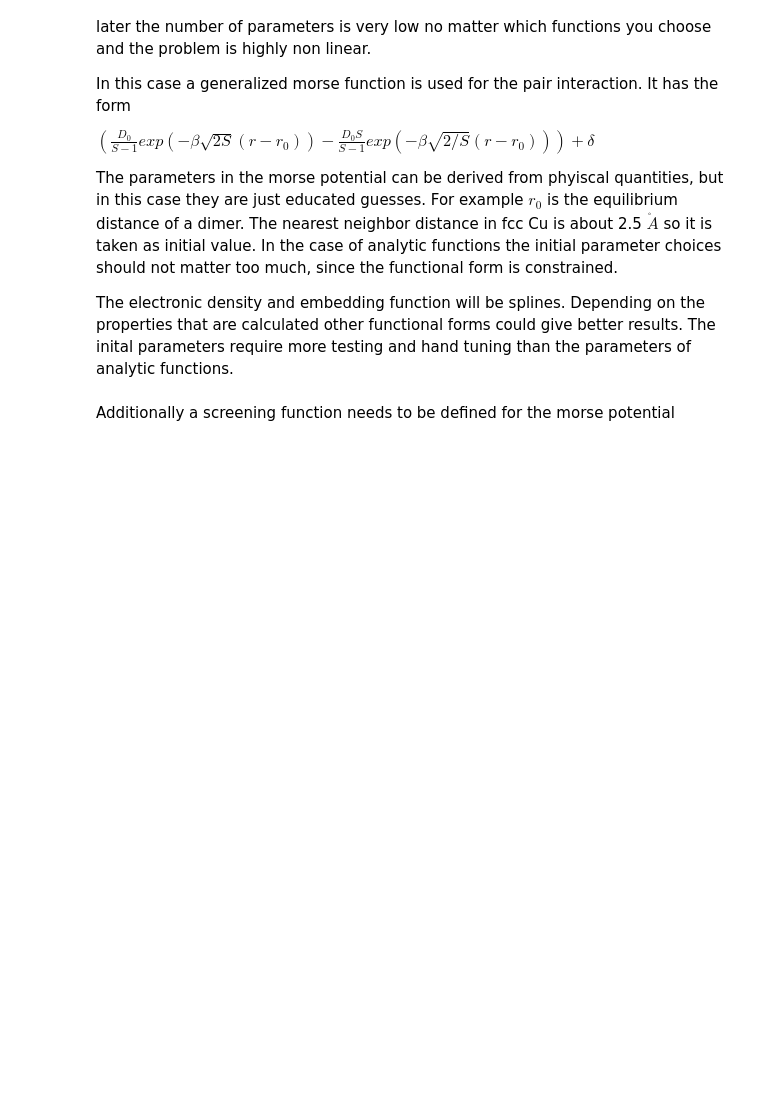
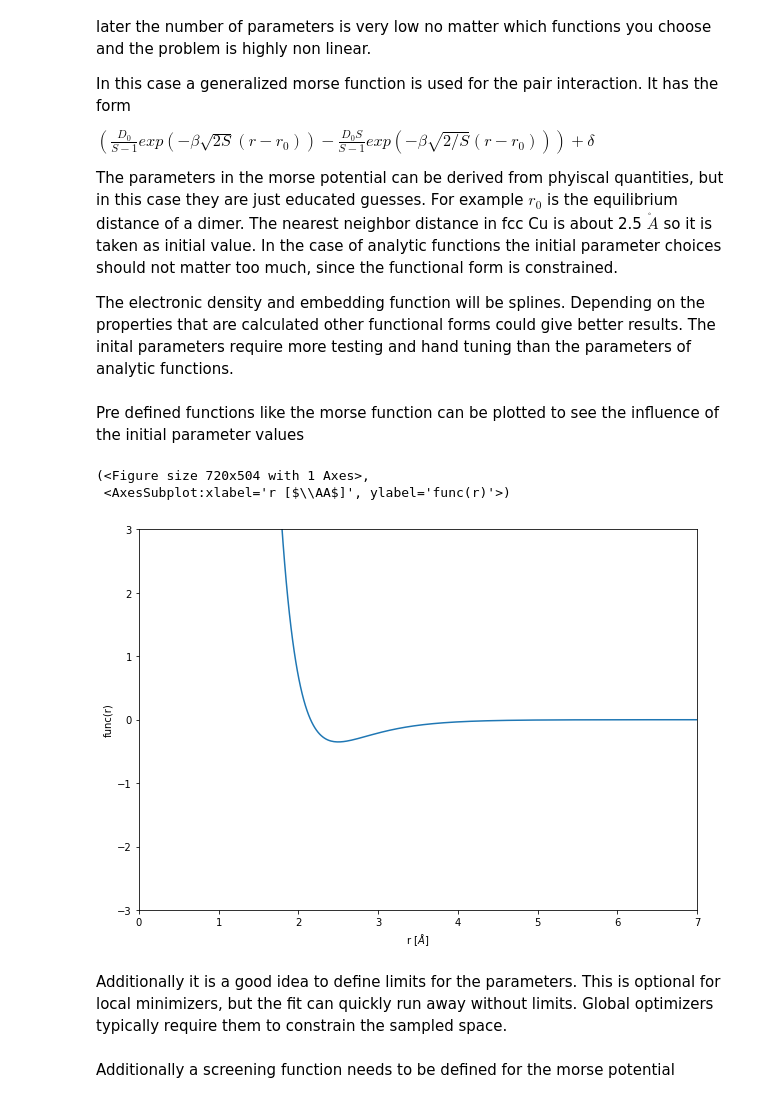
Before and after one commit to pyiron-workshop/potentials-workshop-2021, a Jupyter notebook: day_2/atomicrex/WorkshopPotentialEAM.ipynb, the cells around one changed output. Drawn from its saved outputs; the diff is of its cells as text; code cells hidden in the pictures; blank space fills up the shorter version.

```diff
--- a/day_2/atomicrex/WorkshopPotentialEAM.ipynb
+++ b/day_2/atomicrex/WorkshopPotentialEAM.ipynb
@@ -76,6 +76,16 @@ In the case of analytic functions the initial parameter choices should not matte
 The electronic density and embedding function will be splines. Depending on the properties that are calculated other functional forms could give better results. The inital parameters require more testing and hand tuning than the parameters of analytic functions.
 # %%
 V = job.factories.functions.morse_B(identifier="V_CuCu", D0=0.35, r0=2.5, beta=2, S=2, delta=0)
+# %% [markdown]
+Pre defined functions like the morse function can be plotted to see the influence of the initial parameter values
+# %%
+V.plot()
+# %% [output]
+(<Figure size 720x504 with 1 Axes>,
+ <AxesSubplot:xlabel='r [$\\AA$]', ylabel='func(r)'>)
+[figure, added]
+# %% [markdown]
+Additionally it is a good idea to define limits for the parameters. This is optional for local minimizers, but the fit can quickly run away without limits. Global optimizers typically require them to constrain the sampled space.
 # %%
 V.parameters.D0.min_val = 0
 V.parameters.D0.max_val = 2
```
Also changed, not shown: parts of 10 cells of this notebook.
